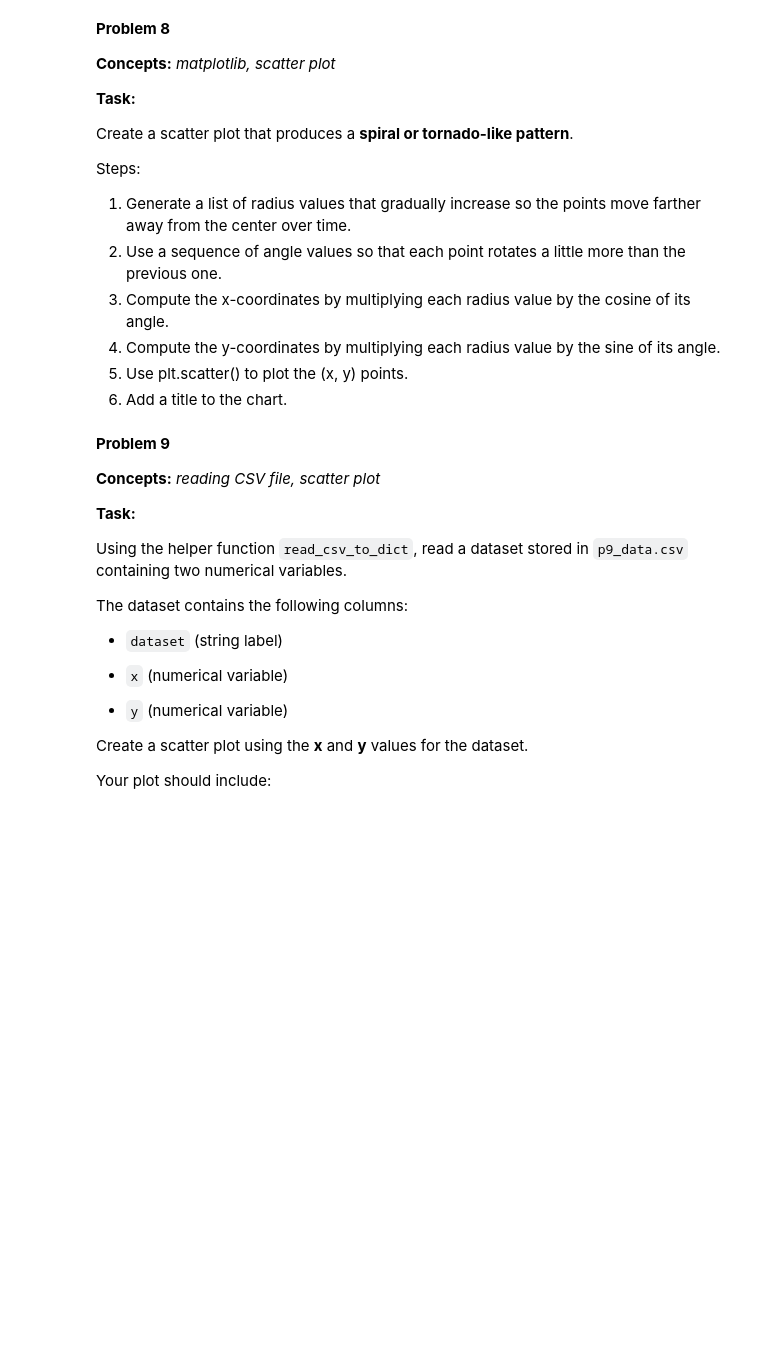
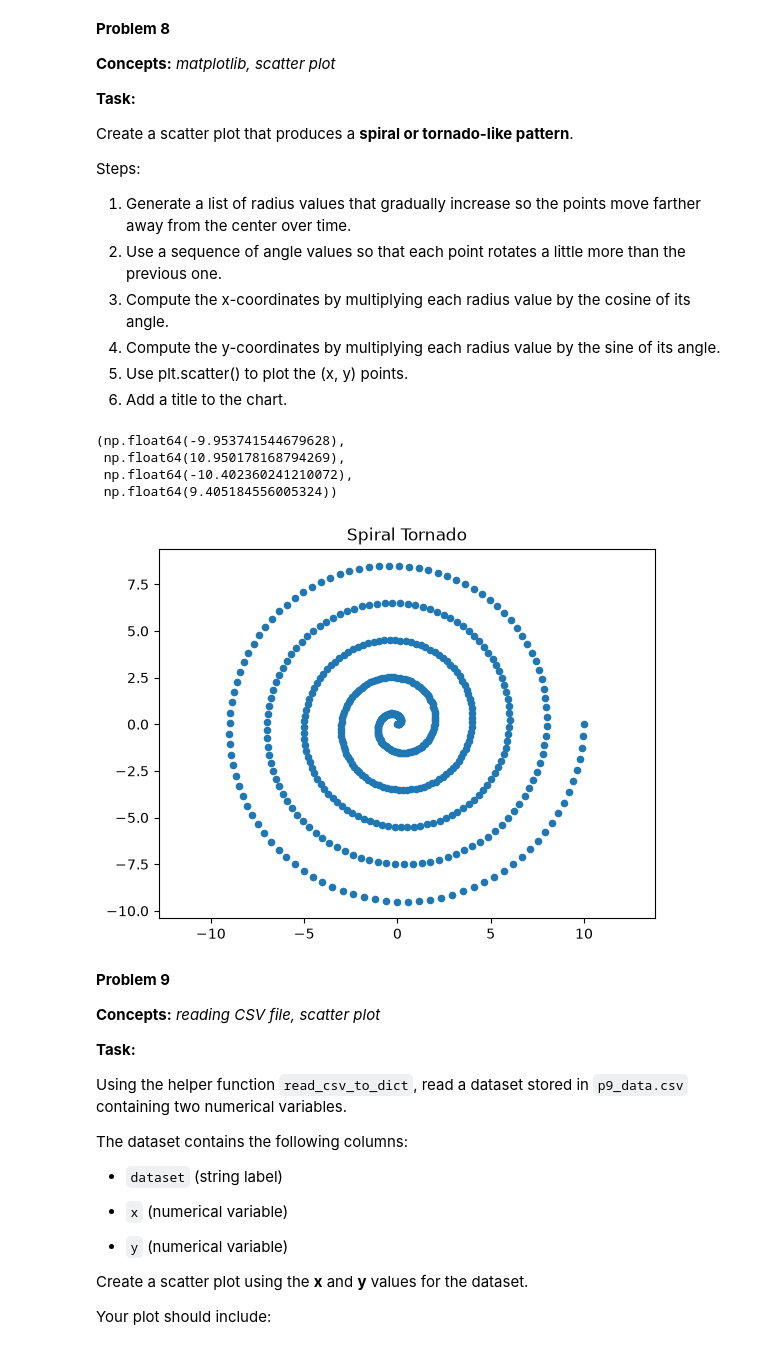
Before and after one commit to rickoprivate/BUAI602HW, a Jupyter notebook: week-09/homework.ipynb, the cells around one changed output. Saved outputs shown, nothing was run; the diff lists cells and outputs as text; code cells hidden in the pictures; blank space fills up the shorter version.

```diff
--- a/week-09/homework.ipynb
+++ b/week-09/homework.ipynb
@@ -412,3 +417,24 @@ Steps:
+# %%
+#Your Solution
+
+angles = np.linspace(0, 10 * np.pi, 500)
+
+radius = np.linspace(0, 10, 500)
+
+x = radius * np.cos(angles)
+y = radius * np.sin(angles)
+
+
+plt.scatter(x, y, s=20)
+
+plt.title("Spiral Tornado")
+plt.axis('equal')
+# %% [output]
+(np.float64(-9.953741544679628),
+ np.float64(10.950178168794269),
+ np.float64(-10.402360241210072),
+ np.float64(9.405184556005324))
+[figure, added]
 # %% [markdown]
 **Problem 9**
 
```
Also changed, not shown: parts of 2 cells of this notebook.
